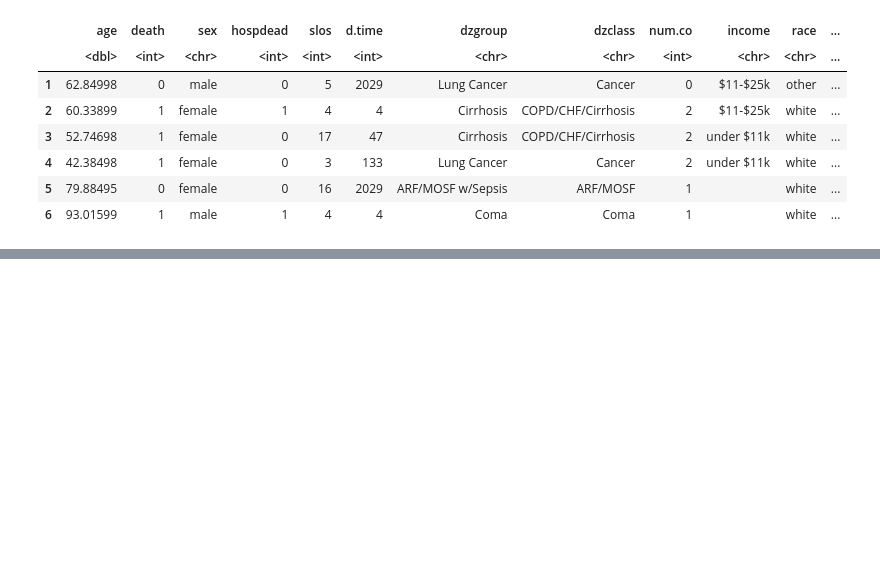
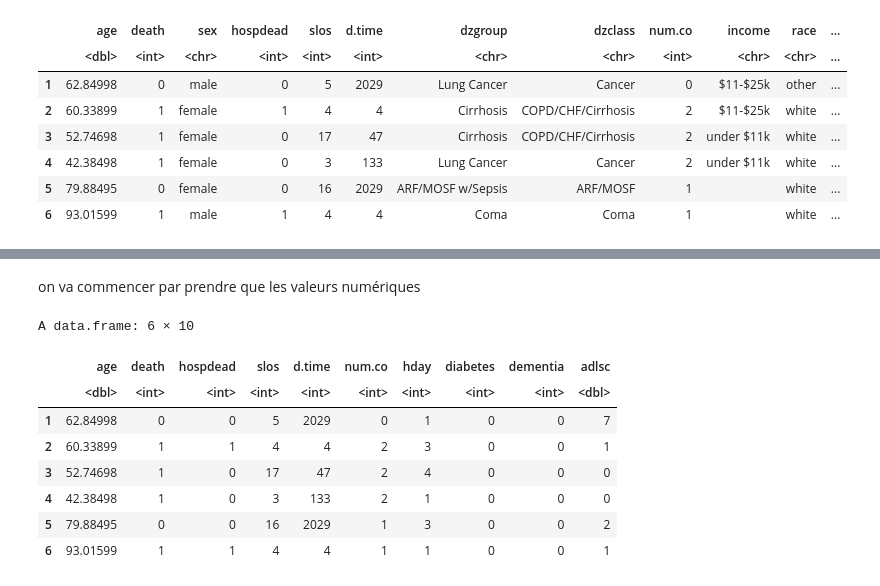
Before and after one commit to ClemouDouard/merr_project, a Jupyter notebook: src/notebook.ipynb, the cells around one changed output, grey strips where cells are left out. Drawn from its saved outputs; the diff is of its cells as text; code cells hidden in the pictures; blank space fills up the shorter version.

```diff
--- a/src/notebook.ipynb
+++ b/src/notebook.ipynb
@@ -159,0 +187,15 @@ A data.frame: 6 × 17
+# %% [markdown]
+on va commencer par prendre que les valeurs numériques
+# %%
+data_numeric <- data_clean[, sapply(data_clean, is.numeric)]
+head(data_numeric)
+# %% [output]
+A data.frame: 6 × 10
+|  | age | death | hospdead | slos | d.time | num.co | hday | diabetes | dementia | adlsc |
+|  | <dbl> | <int> | <int> | <int> | <int> | <int> | <int> | <int> | <int> | <dbl> |
+| 1 | 62.84998 | 0 | 0 | 5 | 2029 | 0 | 1 | 0 | 0 | 7 |
+| 2 | 60.33899 | 1 | 1 | 4 | 4 | 2 | 3 | 0 | 0 | 1 |
+| 3 | 52.74698 | 1 | 0 | 17 | 47 | 2 | 4 | 0 | 0 | 0 |
+| 4 | 42.38498 | 1 | 0 | 3 | 133 | 2 | 1 | 0 | 0 | 0 |
+| 5 | 79.88495 | 0 | 0 | 16 | 2029 | 1 | 3 | 0 | 0 | 2 |
+| 6 | 93.01599 | 1 | 1 | 4 | 4 | 1 | 1 | 0 | 0 | 1 |
```
Also changed, not shown: parts of 12 cells of this notebook.
